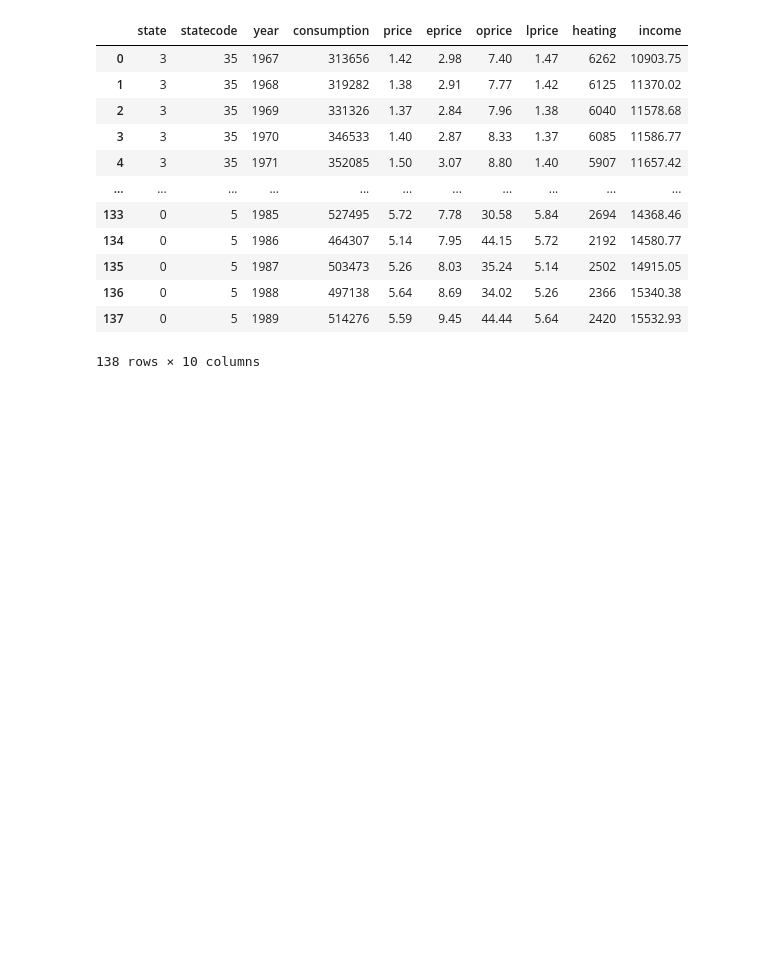
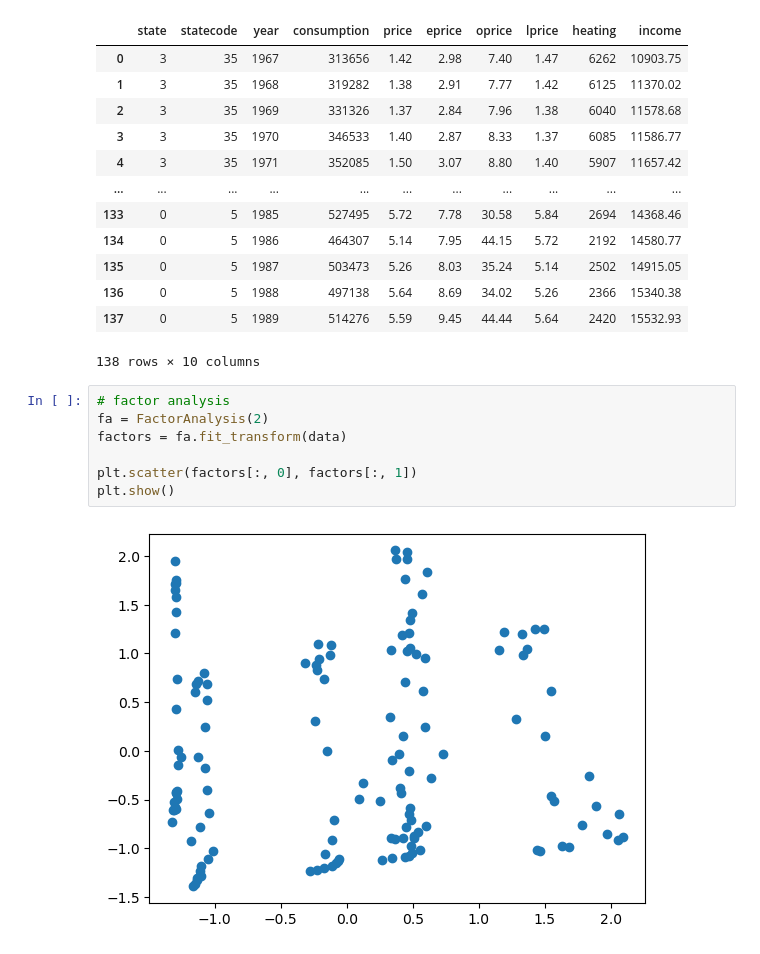
Before and after one commit to papaya147/exploratory-data-analysis, a Jupyter notebook: code.ipynb, the cells around one changed output. Drawn from its saved outputs; the diff is of its cells as text; blank space fills up the shorter version.

```diff
--- a/code.ipynb
+++ b/code.ipynb
@@ -321,3 +315,12 @@ data
 | 136 | 0 | 5 | 1988 | 497138 | 5.64 | 8.69 | 34.02 | 5.26 | 2366 | 15340.38 |
 | 137 | 0 | 5 | 1989 | 514276 | 5.59 | 9.45 | 44.44 | 5.64 | 2420 | 15532.93 |
 138 rows × 10 columns
+# %%
+# factor analysis
+fa = FactorAnalysis(2)
+factors = fa.fit_transform(data)
+
+plt.scatter(factors[:, 0], factors[:, 1])
+plt.show()
+# %% [output]
+[figure, added]
```
Also changed, not shown: parts of 10 cells of this notebook.
